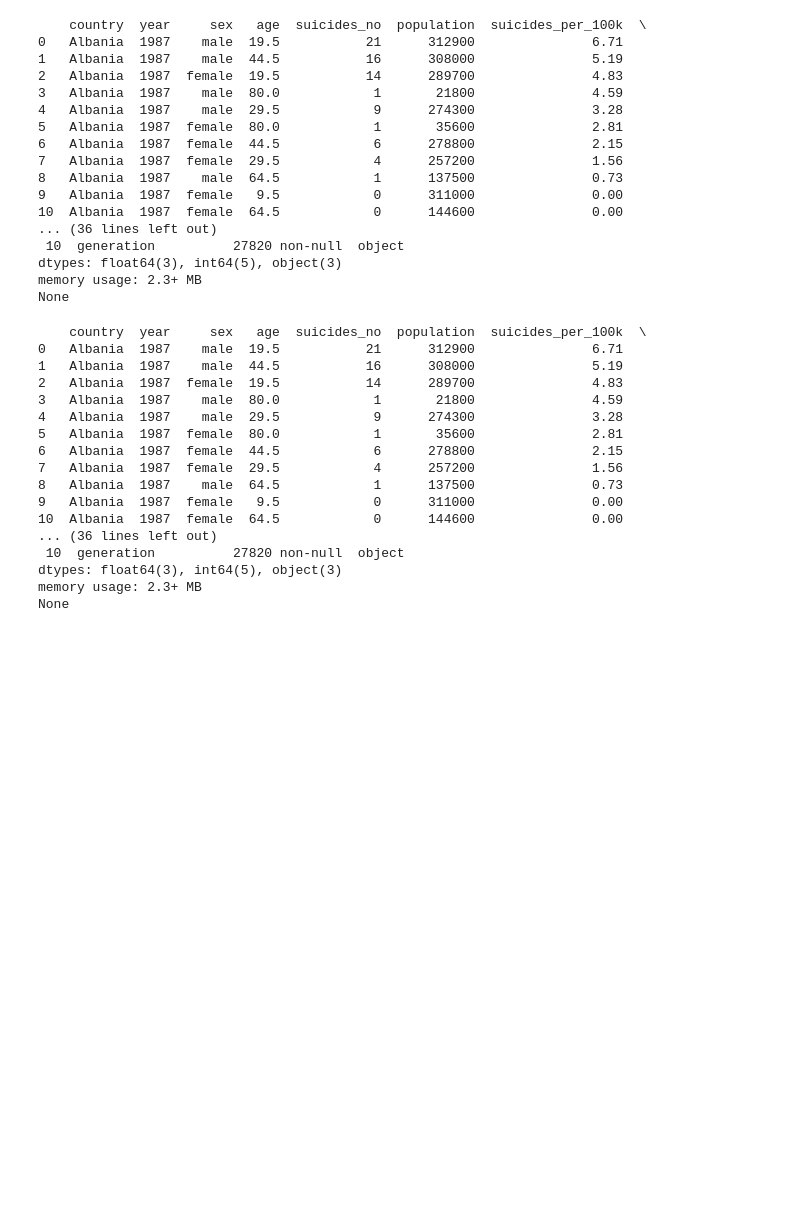
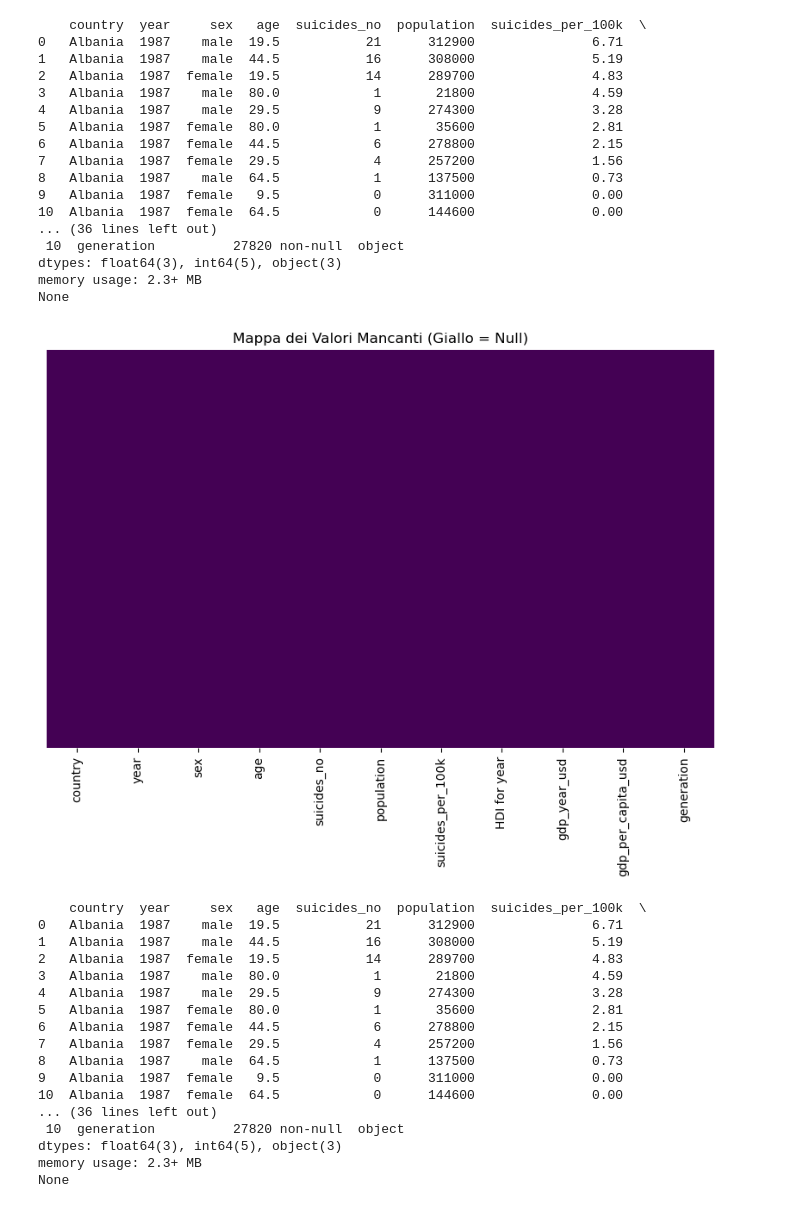
Before and after one commit to ashuraWho/DataSet_SuicideRates, a Jupyter notebook: suicideratesanna.ipynb, the cells around one changed output. Cells and saved outputs as stored; diff of their text form; code cells hidden in the pictures; blank space fills up the shorter version.

```diff
--- a/suiciderates.ipynb
+++ b/suicideratesanna.ipynb
@@ -233,6 +244,14 @@ print(df.info())
 dtypes: float64(3), int64(5), object(3)
 memory usage: 2.3+ MB
 None
+# %%
+# Visualizzazione grafica dei dati mancanti (utile se il dataset è grande)
+plt.figure(figsize=(10, 6))
+sns.heatmap(df.isnull(), cbar=False, yticklabels=False, cmap='viridis')
+plt.title('Mappa dei Valori Mancanti (Giallo = Null)')
+plt.show()
+# %% [output]
+[figure, added]
 # %%
 df_clean = df.copy()
 print(df_clean.head(15))
```
Also changed, not shown: parts of 3 cells of this notebook.
